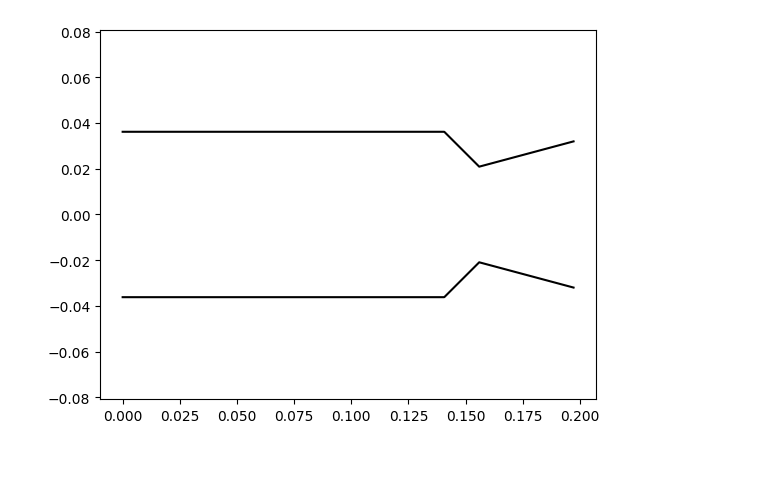
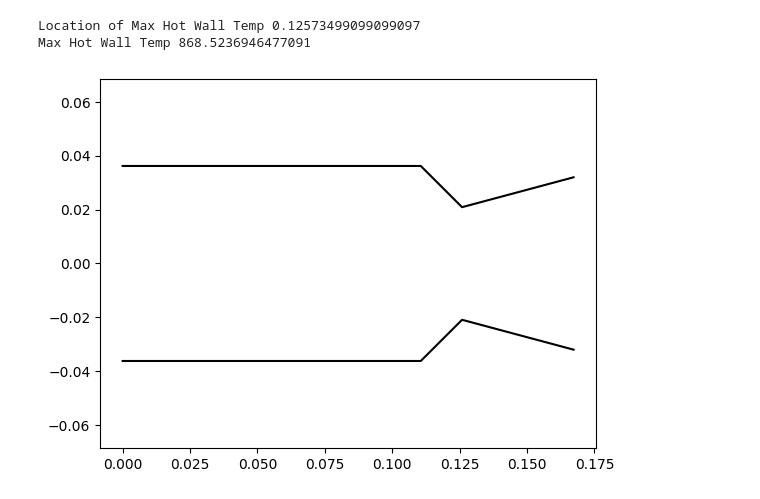
Before and after one commit to UC-Davis-APRL/enginethermals, a Jupyter notebook: Regenerative Cooling Calculator.ipynb, the cells around one changed output. Cells and saved outputs as stored; diff of their text form; code cells hidden in the pictures; blank space fills up the shorter version.

```diff
--- a/Regenerative Cooling Calculator.ipynb
+++ b/Regenerative Cooling Calculator.ipynb
@@ -100,12 +228,21 @@ def Engine_Contour(L, x_c, x_t, x_e, D_c, D_t, D_e, n):
 
     return(x_list, A_list)
 
-def Regen(D_ch, L_ch, n, n_ch, mdot, Cp_p, rho_p, k_p, T_p0):
+def Regen(D_ch, L_ch, t_w, n, n_ch, m_dot_p, P_p, T_p0):
+
+    #Propellant Properties
+    AS.update(CP.PT_INPUTS, P_p, T_p0)
+
+    mu_p = AS.viscosity()
+    rho_p = AS.rhomass()
+    k_p = AS.conductivity()
+    Cp_p = AS.cp0mass()
 
     #Channel Parameters
     A_ch = pi*(D_ch/2)**2
-    P_ch = pi*D_ch
-    mdot_p = mdot/n_ch
+    P_ch = 2*pi*D_ch
+    #D_ch = (4*A_ch)/P_ch  #Hydraulic Diameter
+    mdot_p = m_dot_p/n_ch
     v_p = mdot_p/(rho_p*A_ch)
 
     #Important Distances from Injector Face
@@ -115,12 +252,11 @@ def Regen(D_ch, L_ch, n, n_ch, mdot, Cp_p, rho_p, k_p, T_p0):
 
     #Initial Conditions
     T_p = T_p0
-    mu_p = 0.0015398*np.exp(-6.91098 + 9.78853*(293.15/T_p) - 2.87189*(293.15/T_p)**2)
     Re = rho_p*v_p*D_ch/mu_p
     Pr = Cp_p*mu_p/k_p
     Nu = 0.023*(Re**(4/5))*(Pr**0.4)
     h_p = Nu*k_p/D_ch
-    T_hw, h_g, q, T_aw = Bartz_Iterator(T_c = T_c, T_p = T_p, Ma = 0, A = A, h_p = h_p, k_w = 160, t_w = 0.00381) #hard coded values here, fix later
+    T_hw, h_g, q, T_aw = Bartz_Iterator(T_c = T_c, T_p = T_p, Ma = 0, A = A, h_p = h_p, k_w = 160, t_w = t_w) #hard coded values here, fix later
     dx = L_ch/n
     x_list, A_list = Engine_Contour(L = L_ch, x_c = x_c, x_t = x_t, x_e = L_ch, D_c = D_c, D_t = D_t, D_e = D_e, n = n) #hard coded values here, fix later
     x_index = 0
@@ -172,13 +308,18 @@ def Regen(D_ch, L_ch, n, n_ch, mdot, Cp_p, rho_p, k_p, T_p0):
 
             #Establish New Material Properties
             T_pavg = (T_p_old + T_p)/2
-            mu_p = 0.0015398*np.exp(-6.91098 + 9.78853*(293.15/T_pavg) - 2.87189*(293.15/T_pavg)**2)
+            AS.update(CP.PT_INPUTS, P_p, T_pavg)
+
+            mu_p = AS.viscosity()
+            rho_p = AS.rhomass()
+            k_p = AS.conductivity()
+            Cp_p = AS.cp0mass()
             Re = rho_p*v_p*D_ch/mu_p
             Pr = Cp_p*mu_p/k_p
             Nu = 0.023*(Re**(4/5))*(Pr**0.4)
             h_p = Nu*k_p/D_ch
 
-            T_hw, h_g, q, T_aw = Bartz_Iterator(T_c = T_c, T_p = T_p, Ma = Ma, A = A_g, h_p = h_p, k_w = 160, t_w = 0.00381) #hard coded values here, fix later
+            T_hw, h_g, q, T_aw = Bartz_Iterator(T_c = T_c, T_p = T_p, Ma = Ma, A = A_g, h_p = h_p, k_w = 160, t_w = t_w) #hard coded values here, fix later
 
             q_res = abs(q-q_old)
 
@@ -189,6 +330,11 @@ def Regen(D_ch, L_ch, n, n_ch, mdot, Cp_p, rho_p, k_p, T_p0):
 
         x_index = x_index + 1
 
+    HWmax_index = np.argmax(T_hw_arr)
+    x_hwmax = x_list[HWmax_index]
+    T_hwmax = T_hw_arr[HWmax_index]
+    print("Location of Max Hot Wall Temp", x_hwmax)
+    print("Max Hot Wall Temp", T_hwmax)
     #Plottin
 
     #MatPlotLib
@@ -218,10 +364,12 @@ def Regen(D_ch, L_ch, n, n_ch, mdot, Cp_p, rho_p, k_p, T_p0):
 # %%
 #Test Runs
 
-#Bartz_Iterator(T_c = T_c, T_p = 330, Ma = 0, A = A, h_p = 17435.70437, k_w = 160, t_w = 0.00381)
+#Bartz_Iterator(T_c = T_c, T_p = 330, Ma = 0, A = A, h_p = 17435.70437, k_w = 160, t_w = 0.007)
 
 #Engine_Contour(L = 0.197256, x_c = 0.106230, x_t = 0.132530, x_e = 0.197256, D_c = 0.085725, D_t = 0.028956, D_e = 0.061760, n = 1000)
 
-Regen(D_ch = 0.002763953196, L_ch = 0.197256, n = 1000, n_ch = 10, mdot = 1.06806734961, Cp_p = 2010, rho_p = 820, k_p = 0.125, T_p0 = 330)
+Regen(D_ch = 0.0027, L_ch = 0.167256, t_w = 0.0007, n = 1000, n_ch = 10, m_dot_p = 1.06,P_p = 1.24e6, T_p0 = 330)
 # %% [output]
+Location of Max Hot Wall Temp 0.12573499099099097
+Max Hot Wall Temp 868.5236946477091
-[figure, old version]
+[figure, new version]
```
Also changed, not shown: parts of 4 cells of this notebook.
